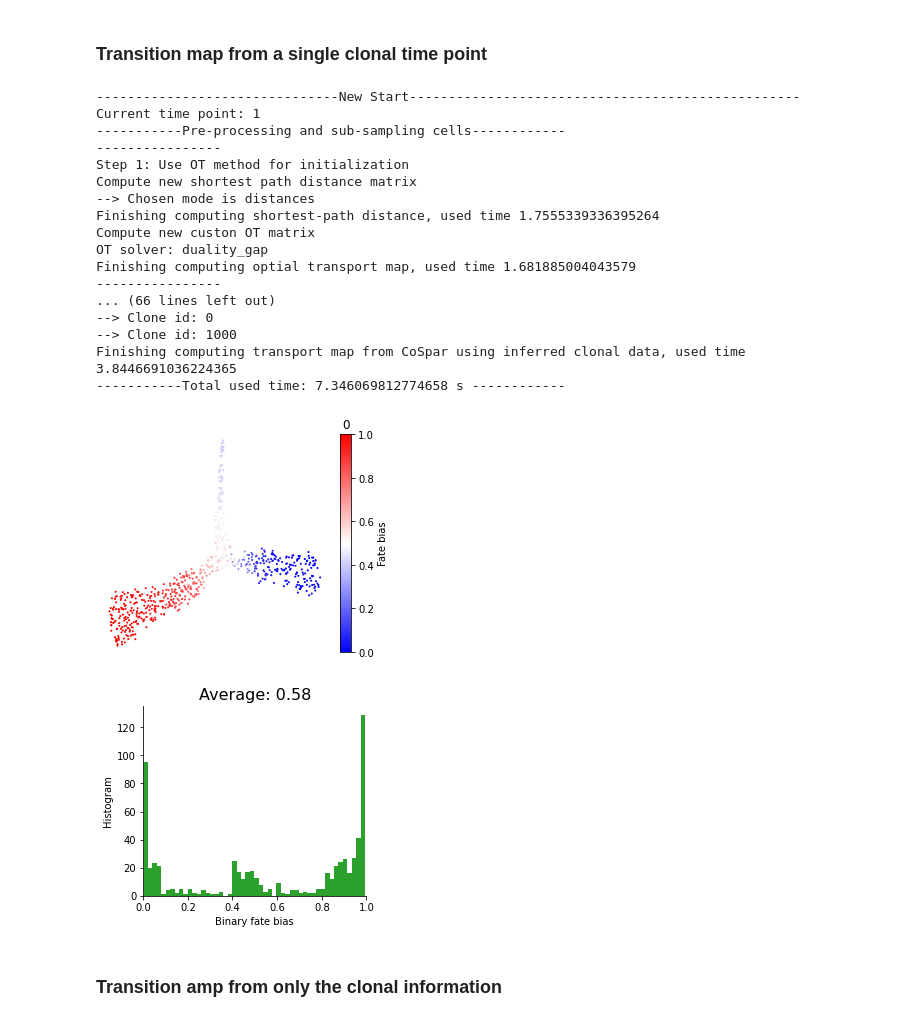
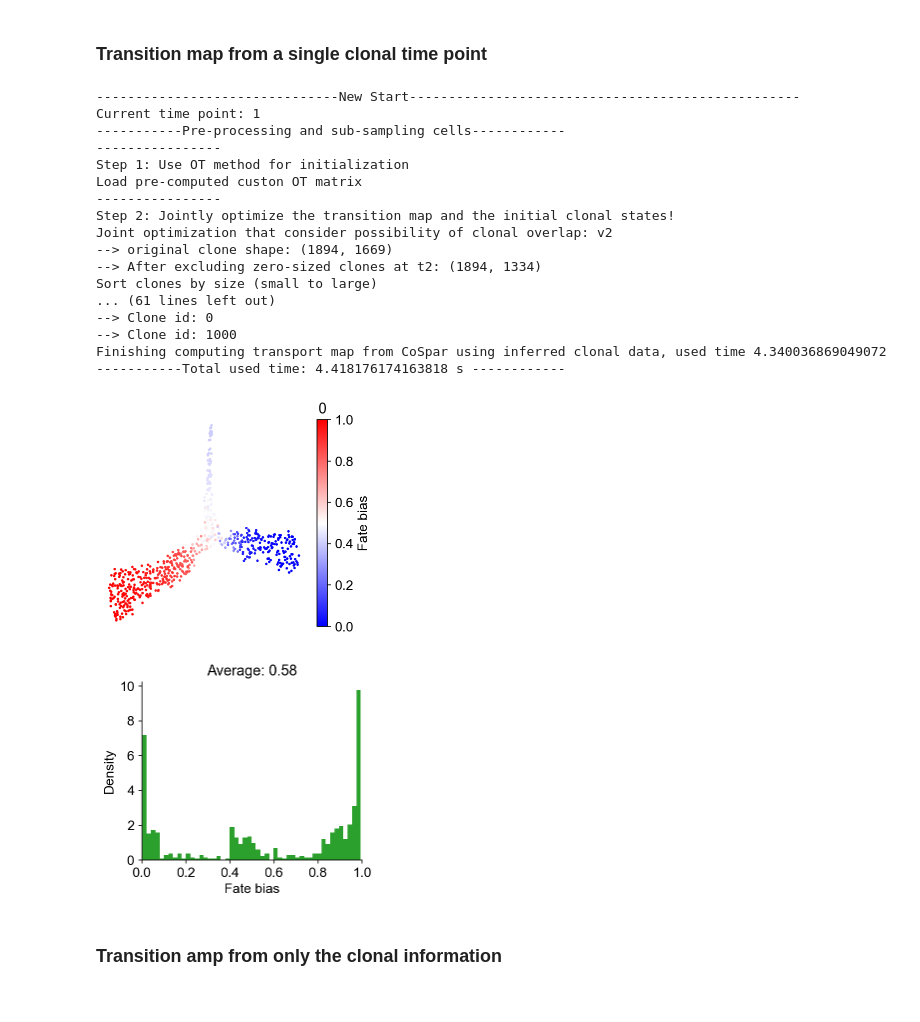
Before and after one commit to AllonKleinLab/cospar, a Jupyter notebook: docs/source/20210120-Bifurcation_model_dynamic_barcoding.ipynb, the cells around one changed output. Cells and saved outputs as stored; diff of their text form; code cells hidden in the pictures.

```diff
--- a/docs/source/20210120-Bifurcation_model_dynamic_barcoding.ipynb
+++ b/docs/source/20210120-Bifurcation_model_dynamic_barcoding.ipynb
@@ -8,3 +8,7 @@ like the experimental design to obtain the hematopoietic dataset
 or the reprogramming dataset. The dataset has two time points.
 # %%
 import cospar as cs
+# %%
+cs.logging.print_version()
+cs.settings.verbosity=3
+cs.settings.set_figure_params(format='png',dpi=75,fontsize=14)
@@ -122,24 +122,24 @@ Current time point: 1
 -----------Pre-processing and sub-sampling cells------------
 ----------------
 Step 1: Use OT method for initialization
-Compute new shortest path distance matrix
---> Chosen mode is distances
-Finishing computing shortest-path distance, used time 1.7555339336395264
-Compute new custon OT matrix
-OT solver: duality_gap
-Finishing computing optial transport map, used time 1.681885004043579
+Load pre-computed custon OT matrix
 ----------------
-... (66 lines left out)
+Step 2: Jointly optimize the transition map and the initial clonal states!
+Joint optimization that consider possibility of clonal overlap: v2
+--> original clone shape: (1894, 1669)
+--> After excluding zero-sized clones at t2: (1894, 1334)
+Sort clones by size (small to large)
+... (61 lines left out)
 --> Clone id: 0
 --> Clone id: 1000
-Finishing computing transport map from CoSpar using inferred clonal data, used time 3.8446691036224365
------------Total used time: 7.346069812774658 s ------------
+Finishing computing transport map from CoSpar using inferred clonal data, used time 4.340036869049072
+-----------Total used time: 4.418176174163818 s ------------
 # %%
-cs.pl.fate_bias_from_binary_competition(adata,selected_fates=['0','1'],used_map_name='transition_map',
+cs.pl.binary_fate_bias(adata,selected_fates=['0','1'],used_map_name='transition_map',
             plot_target_state=False,map_backwards=True,sum_fate_prob_thresh=0)
 # %% [output]
-[figure, old version]
+[figure, new version]
-[figure, old version]
+[figure, new version]
 # %% [markdown]
 ### Transition amp from only the clonal information
 # %%
```
Also changed, not shown: parts of 10 cells of this notebook, 19 other files.
